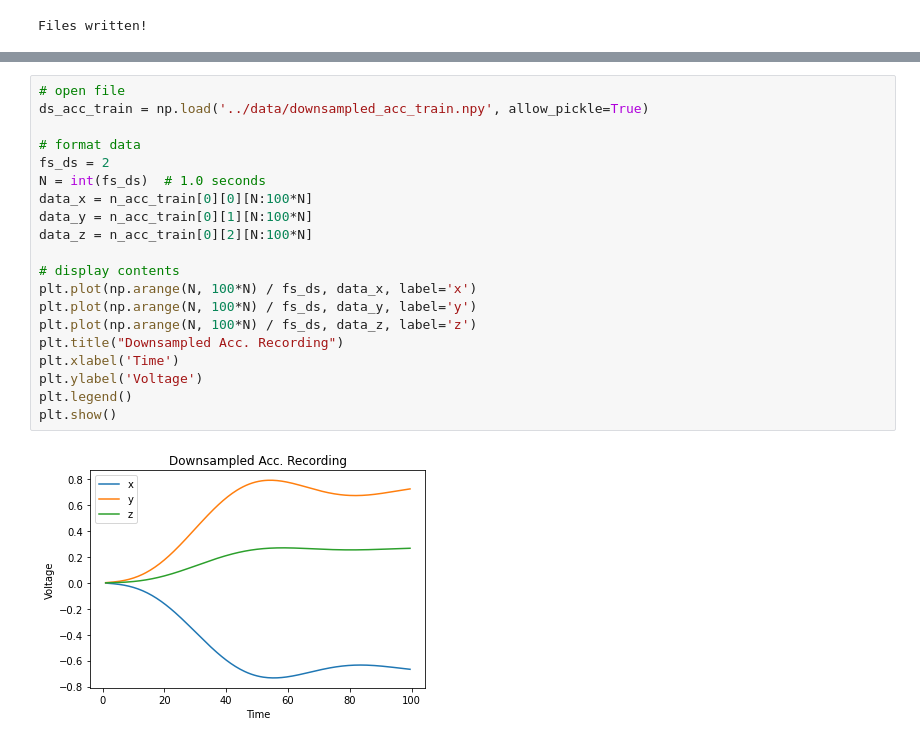
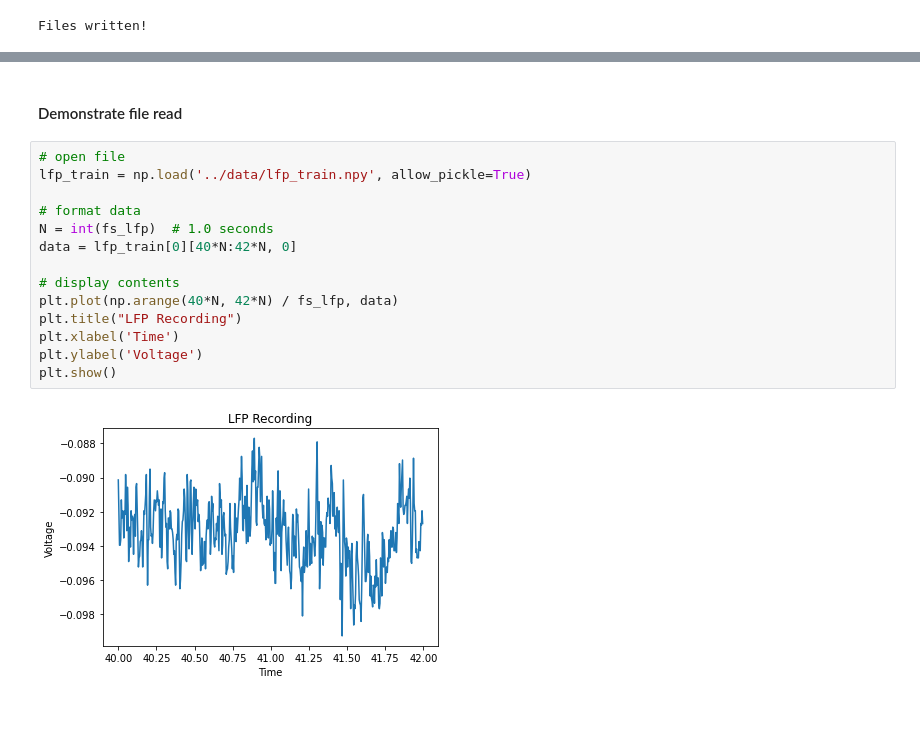
Before and after one commit to jcornell616/EEL5283-Project, a Jupyter notebook: src/preprocessing/preprocessing.ipynb, the cells around one changed output, grey strips where cells are left out. Saved outputs shown, nothing was run; the diff lists cells and outputs as text; blank space fills up the shorter version.

```diff
--- a/src/preprocessing/preprocessing.ipynb
+++ b/src/preprocessing/preprocessing.ipynb
@@ -981,22 +913,18 @@ plt.show()
-# %%
-# open file
-ds_acc_train = np.load('../data/downsampled_acc_train.npy', allow_pickle=True)
-
-# format data
-fs_ds = 2
-N = int(fs_ds)  # 1.0 seconds
-data_x = n_acc_train[0][0][N:100*N]
-data_y = n_acc_train[0][1][N:100*N]
-data_z = n_acc_train[0][2][N:100*N]
-
-# display contents
-plt.plot(np.arange(N, 100*N) / fs_ds, data_x, label='x')
-plt.plot(np.arange(N, 100*N) / fs_ds, data_y, label='y')
-plt.plot(np.arange(N, 100*N) / fs_ds, data_z, label='z')
-plt.title("Downsampled Acc. Recording")
-plt.xlabel('Time')
-plt.ylabel('Voltage')
-plt.legend()
-plt.show()
-# %% [output]
-[figure, removed]
+# %% [markdown]
+#### Demonstrate file read
+# %%
+# open file
+lfp_train = np.load('../data/lfp_train.npy', allow_pickle=True)
+
+# format data
+N = int(fs_lfp)  # 1.0 seconds
+data = lfp_train[0][40*N:42*N, 0]
+
+# display contents
+plt.plot(np.arange(40*N, 42*N) / fs_lfp, data)
+plt.title("LFP Recording")
+plt.xlabel('Time')
+plt.ylabel('Voltage')
+plt.show()
+# %% [output]
+[figure, added]
```
Also changed, not shown: parts of 8 cells of this notebook.
